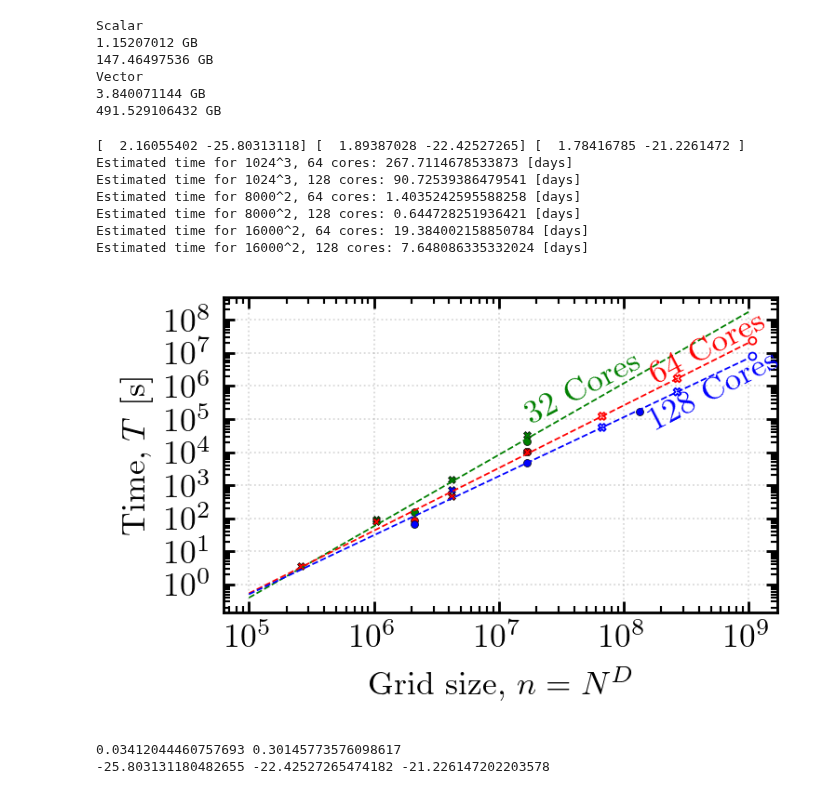
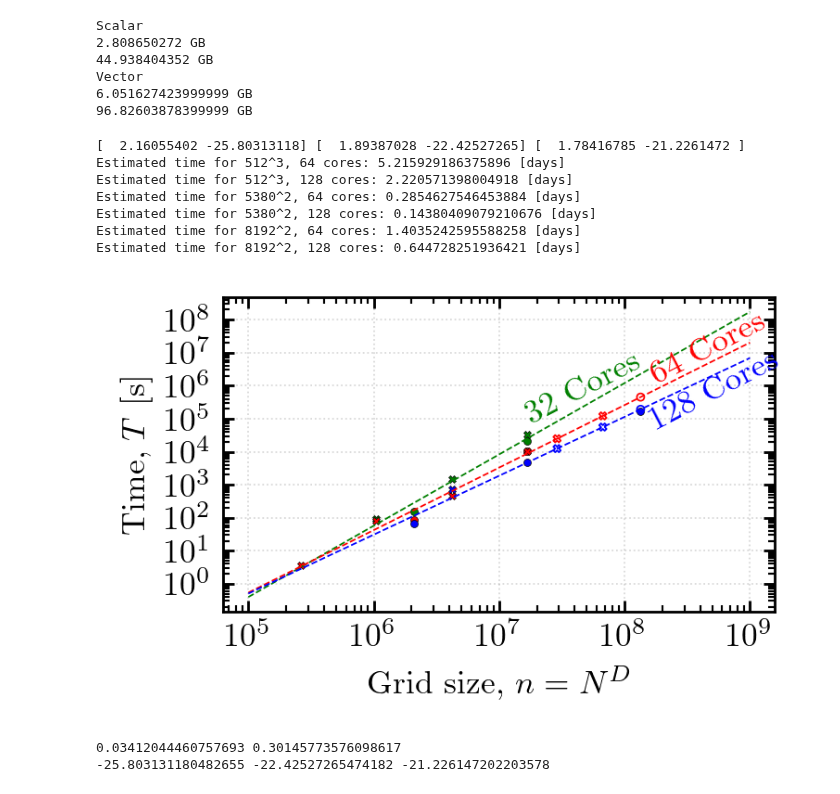
Before and after one commit to mab68/Kea, a Jupyter notebook: SF_paper/fastSF_scaling.ipynb, the cells around one changed output. Cells and saved outputs as stored; diff of their text form; code cells hidden in the pictures.

```diff
--- a/SF_paper/fastSF_scaling.ipynb
+++ b/SF_paper/fastSF_scaling.ipynb
@@ -18,12 +35,12 @@ plotting.modify_rc()
 # %%
 ## REQUIRE MEMORY
 
-P = 128
-px = 64
+P = 16
+px = 8
 
-Nx = 8000
+Nx = 28955152
 Ny = 1
-Nz = 8000
+Nz = 4
 
 n = 1
 
@@ -36,19 +53,19 @@ M3_v = (56 + 4*n)*Nx*Ny*Nz + 4*Nx*Ny + 8*(Nx/px + Nz*px/P) + 48*P
 
 # IN GB
 print('Scalar')
-print(M3_s/1000/1000/1000, 'GB')
-print(P*M3_s/1000/1000/1000, 'GB')
+print(M2_s/1000/1000/1000, 'GB')
+print(P*M2_s/1000/1000/1000, 'GB')
 
 print('Vector')
-print(M3_v/1000/1000/1000, 'GB')
-print(P*M3_v/1000/1000/1000, 'GB')
+print(M2_v/1000/1000/1000, 'GB')
+print(P*M2_v/1000/1000/1000, 'GB')
 # %% [output]
 Scalar
-1.15207012 GB
-147.46497536 GB
+2.808650272 GB
+44.938404352 GB
 Vector
-3.840071144 GB
-491.529106432 GB
+6.051627423999999 GB
+96.82603878399999 GB
 # %%
 
 SCALINGS = [
@@ -121,26 +138,26 @@ N = 10**np.linspace(np.log10(1e5), np.log10(1e9), 1000)
 for i, f in enumerate([p_32, p_64, p_128]):
     ax.plot(N, np.exp(f(np.log(N))), linewidth=0.5, linestyle='--', color=C[i])
 
-t_est_64 = np.exp(p_64(np.log(1024**3)))
-t_est_128 = np.exp(p_128(np.log(1024**3)))
-print('Estimated time for 1024^3, 64 cores:', t_est_64/60./60./24., '[days]')
-print('Estimated time for 1024^3, 128 cores:', t_est_128/60./60./24., '[days]')
-ax.scatter(1024**3, t_est_64, marker=markers[3], s=5., color='none', zorder=2, linewidth=0.5, edgecolor='red')
-ax.scatter(1024**3, t_est_128, marker=markers[3], s=5., color='none', zorder=2, linewidth=0.5, edgecolor='blue')
+t_est_64 = np.exp(p_64(np.log(512**3)))
+t_est_128 = np.exp(p_128(np.log(512**3)))
+print('Estimated time for 512^3, 64 cores:', t_est_64/60./60./24., '[days]')
+print('Estimated time for 512^3, 128 cores:', t_est_128/60./60./24., '[days]')
+ax.scatter(512**3, t_est_64, marker=markers[3], s=5., color='none', zorder=2, linewidth=0.5, edgecolor='red')
+ax.scatter(512**3, t_est_128, marker=markers[3], s=5., color='none', zorder=2, linewidth=0.5, edgecolor='blue')
+
+t_est_64 = np.exp(p_64(np.log(5380**2)))
+t_est_128 = np.exp(p_128(np.log(5380**2)))
+print('Estimated time for 5380^2, 64 cores:', t_est_64/60./60./24., '[days]')
+print('Estimated time for 5380^2, 128 cores:', t_est_128/60./60./24., '[days]')
+ax.scatter(5380**2, t_est_64, marker=markers[2], s=5., color='none', zorder=2, linewidth=0.5, edgecolor='red')
+ax.scatter(5380**2, t_est_128, marker=markers[2], s=5., color='none', zorder=2, linewidth=0.5, edgecolor='blue')
 
 t_est_64 = np.exp(p_64(np.log(8192**2)))
 t_est_128 = np.exp(p_128(np.log(8192**2)))
-print('Estimated time for 8000^2, 64 cores:', t_est_64/60./60./24., '[days]')
-print('Estimated time for 8000^2, 128 cores:', t_est_128/60./60./24., '[days]')
+print('Estimated time for 8192^2, 64 cores:', t_est_64/60./60./24., '[days]')
+print('Estimated time for 8192^2, 128 cores:', t_est_128/60./60./24., '[days]')
 ax.scatter(8192**2, t_est_64, marker=markers[2], s=5., color='none', zorder=2, linewidth=0.5, edgecolor='red')
 ax.scatter(8192**2, t_est_128, marker=markers[2], s=5., color='none', zorder=2, linewidth=0.5, edgecolor='blue')
-
-t_est_64 = np.exp(p_64(np.log(16384**2)))
-t_est_128 = np.exp(p_128(np.log(16384**2)))
-print('Estimated time for 16000^2, 64 cores:', t_est_64/60./60./24., '[days]')
-print('Estimated time for 16000^2, 128 cores:', t_est_128/60./60./24., '[days]')
-ax.scatter(16384**2, t_est_64, marker=markers[2], s=5., color='none', zorder=2, linewidth=0.5, edgecolor='red')
-ax.scatter(16384**2, t_est_128, marker=markers[2], s=5., color='none', zorder=2, linewidth=0.5, edgecolor='blue')
 
 
 
@@ -158,40 +175,40 @@ ax.tick_params(axis='y', direction='in')
 ax.tick_params(axis='y', direction='in', which='minor')
 ax.tick_params(axis='x', direction='in')
 ax.tick_params(axis='x', direction='in', which='minor')
 
 locmaj = mpl.ticker.LogLocator(base=10.0, numticks=10)
 ax.yaxis.set_major_locator(locmaj)
 locmin = mpl.ticker.LogLocator(base=10.0, subs=[i/(10.) for i in range(1,10)], numticks=10)
 ax.yaxis.set_minor_locator(locmin)
 
 locmaj = mpl.ticker.LogLocator(base=10.0, numticks=10)
 ax.xaxis.set_major_locator(locmaj)
 locmin = mpl.ticker.LogLocator(base=10.0, subs=[i/(10.) for i in range(1,10)], numticks=10)
 ax.xaxis.set_minor_locator(locmin)
 
 ax.grid(linestyle=':', alpha=0.3, linewidth=0.5, color='gray')
 
 ax.set_ylabel('Time, $T$ [s]')
 ax.set_xlabel('Grid size, $n=N^D$')
 
 # txt = r'''
 # Scaling for fastSF:
 # $\ln(T)={%s}\ln(n){%s}$
 # $\ln(T)={%s}\ln(n){%s}$
 # $\ln(T)={%s}\ln(n){%s}$
 # ''' % (f_32[0].round(decimals=2), f_32[1].round(decimals=2), f_64[0].round(decimals=2), f_64[1].round(decimals=2), f_128[0].round(decimals=2), f_128[1].round(decimals=2))
 # fig.text(0.1, -0.2, txt, wrap=True, horizontalalignment='left', verticalalignment='top')
 
 fig.savefig('fastSF_scaling.pdf', bbox_inches='tight', pad_inches=0)
 # %% [output]
 [  2.16055402 -25.80313118] [  1.89387028 -22.42527265] [  1.78416785 -21.2261472 ]
-Estimated time for 1024^3, 64 cores: 267.7114678533873 [days]
-Estimated time for 1024^3, 128 cores: 90.72539386479541 [days]
-Estimated time for 8000^2, 64 cores: 1.4035242595588258 [days]
-Estimated time for 8000^2, 128 cores: 0.644728251936421 [days]
-Estimated time for 16000^2, 64 cores: 19.384002158850784 [days]
-Estimated time for 16000^2, 128 cores: 7.648086335332024 [days]
+Estimated time for 512^3, 64 cores: 5.215929186375896 [days]
+Estimated time for 512^3, 128 cores: 2.220571398004918 [days]
+Estimated time for 5380^2, 64 cores: 0.2854627546453884 [days]
+Estimated time for 5380^2, 128 cores: 0.14380409079210676 [days]
+Estimated time for 8192^2, 64 cores: 1.4035242595588258 [days]
+Estimated time for 8192^2, 128 cores: 0.644728251936421 [days]
-[figure, old version]
+[figure, new version]
 # %%
 print(np.exp(f_32[1])/np.exp(f_64[1]), np.exp(f_64[1])/np.exp(f_128[1]))
 print(f_32[1], f_64[1], f_128[1])
```
Also changed, not shown: parts of 3 cells of this notebook, 19 other files.
